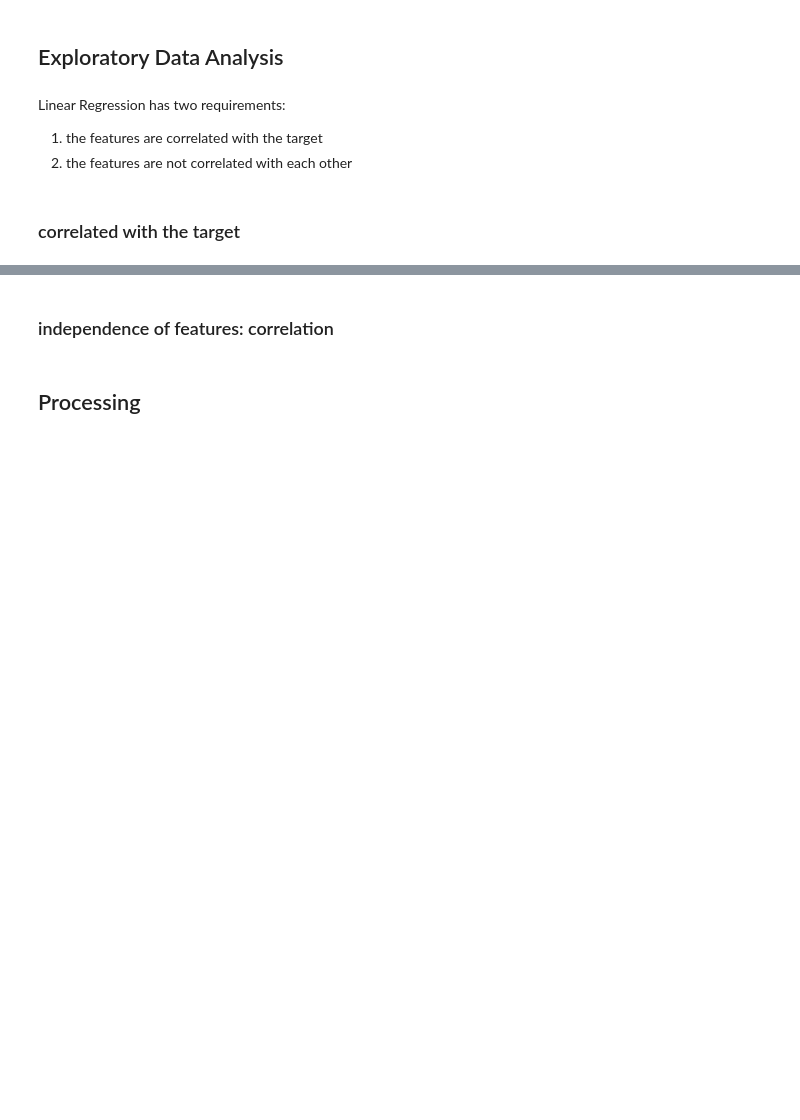
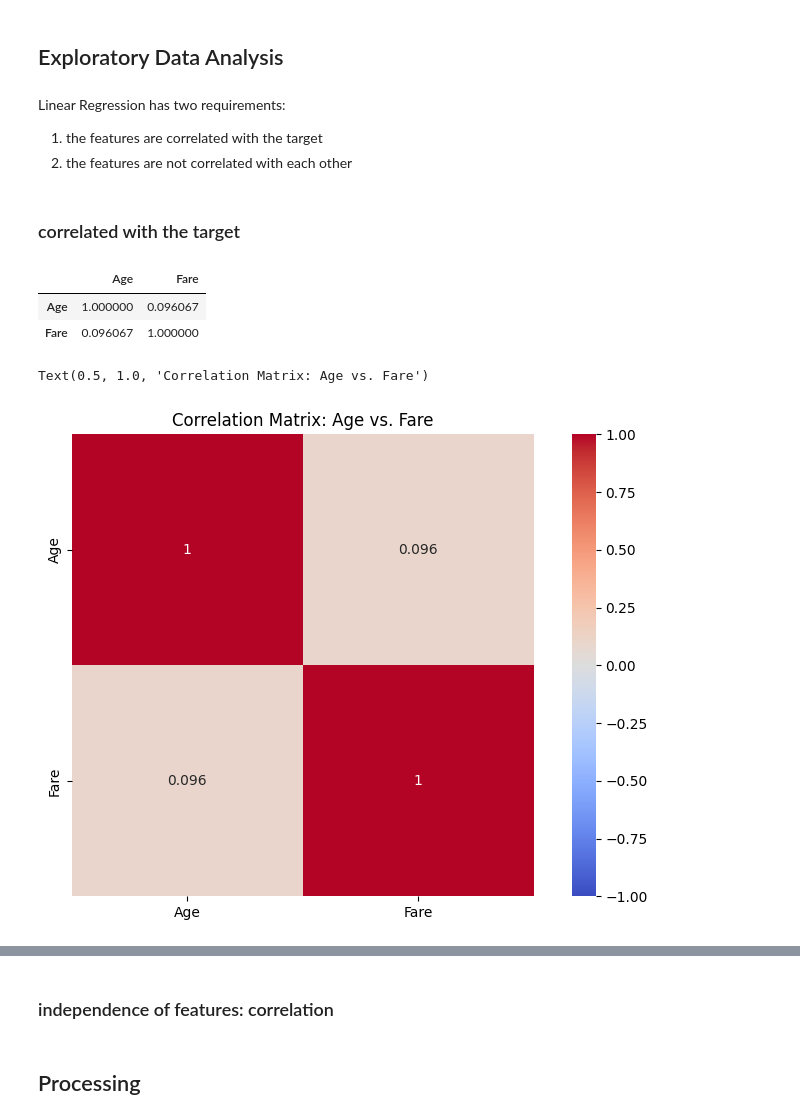
Before and after one commit to cnmi-ds-22/tanickell___Data-Science-Portfolio-C22, a Jupyter notebook: Modules/Module_2_Regression/Projects/Instructions/Project.0/Titanic.Age.Prediction.Using.Linear.Regression.pass-01.ipynb, the cells around one changed output, grey strips where cells are left out. Drawn from its saved outputs; the diff is of its cells as text; code cells hidden in the pictures; blank space fills up the shorter version.

```diff
--- a/Modules/Module_2_Regression/Projects/Instructions/Project.0/Titanic.Age.Prediction.Using.Linear.Regression.pass-01.ipynb
+++ b/Modules/Module_2_Regression/Projects/Instructions/Project.0/Titanic.Age.Prediction.Using.Linear.Regression.pass-01.ipynb
@@ -416,0 +426,4 @@ dtype: int64
+# %%
+# drop rows will null values in target column
+titanic_df = titanic_df.dropna()
+titanic_df
@@ -427,4 +468,4 @@ median_age
 # %%
 # Assign median to nulls
-titanic_df.fillna( {'Age': median_age}, inplace = True )
-titanic_df
+# titanic_df.fillna( {'Age': median_age}, inplace = True )
+# titanic_df
@@ -465,7 +485,28 @@ Linear Regression has two requirements:
 ### correlated with the target
 # %%
 # Calculate a correlation matrix for the target
+column_correlations = titanic_df.corr()
+column_correlations
+# %% [output]
+|  | Age | Fare |
+| Age | 1.000000 | 0.096067 |
+| Fare | 0.096067 | 1.000000 |
 # %%
 # Display the correlation matrix
+plt.figure(figsize = (10, 6))
+sns.heatmap(
+    column_correlations,
+    annot = True,
+    vmin = -1,
+    vmax = 1,
+    #cmap = 'RdYlGn'
+    cmap = 'coolwarm',
+    square = True,
+    center=0
+)
+plt.title("Correlation Matrix: Age vs. Fare")
+# %% [output]
+Text(0.5, 1.0, 'Correlation Matrix: Age vs. Fare')
+[figure, added]
 # %%
 # Create a data series with features ranked by correlation
```
Also changed, not shown: parts of 14 cells of this notebook.
